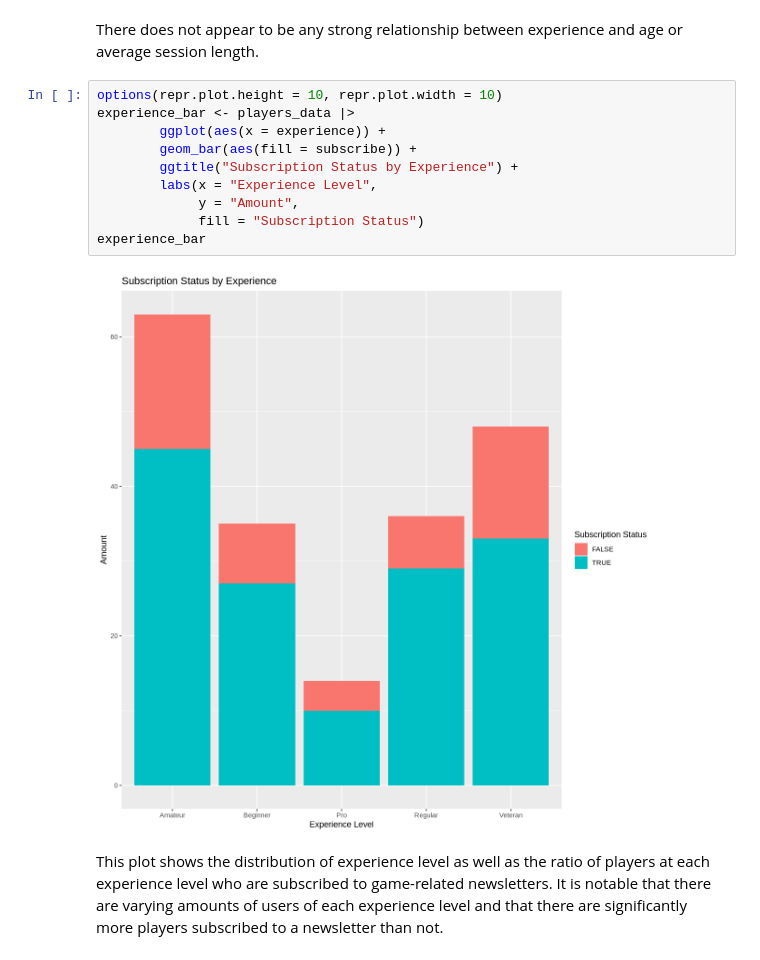
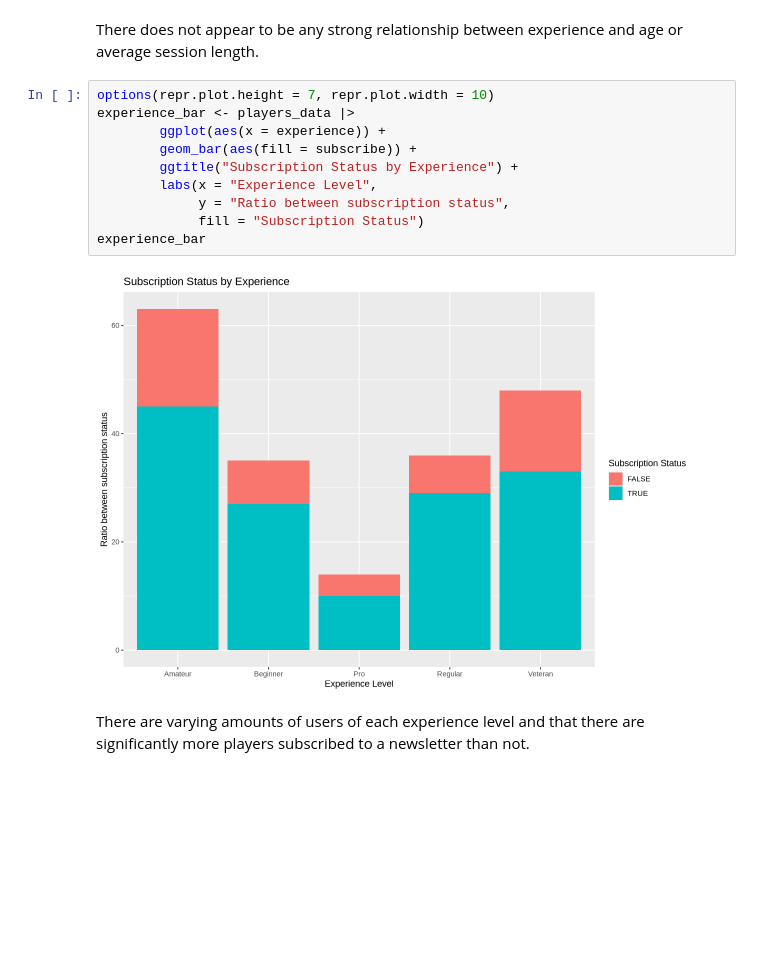
Before and after one commit to skylv777/Data_Science_Project, a Jupyter notebook: VideoGameProject.ipynb, the cells around one changed output. Saved outputs shown, nothing was run; the diff lists cells and outputs as text; blank space fills up the shorter version.

```diff
--- a/VideoGameProject.ipynb
+++ b/VideoGameProject.ipynb
@@ -350,16 +350,16 @@ Warning message:
 # %% [markdown]
 There does not appear to be any strong relationship between experience and age or average session length.
 # %%
-options(repr.plot.height = 10, repr.plot.width = 10)
+options(repr.plot.height = 7, repr.plot.width = 10)
 experience_bar <- players_data |>
         ggplot(aes(x = experience)) +
         geom_bar(aes(fill = subscribe)) +
         ggtitle("Subscription Status by Experience") +
         labs(x = "Experience Level",
-             y = "Amount",
+             y = "Ratio between subscription status",
              fill = "Subscription Status")
 experience_bar
 # %% [output]
-[figure, old version]
+[figure, new version]
 # %% [markdown]
-This plot shows the distribution of experience level as well as the ratio of players at each experience level who are subscribed to game-related newsletters. It is notable that there are varying amounts of users of each experience level and that there are significantly more players subscribed to a newsletter than not.
+There are varying amounts of users of each experience level and that there are significantly more players subscribed to a newsletter than not.
```
Also changed, not shown: parts of 12 cells of this notebook.
